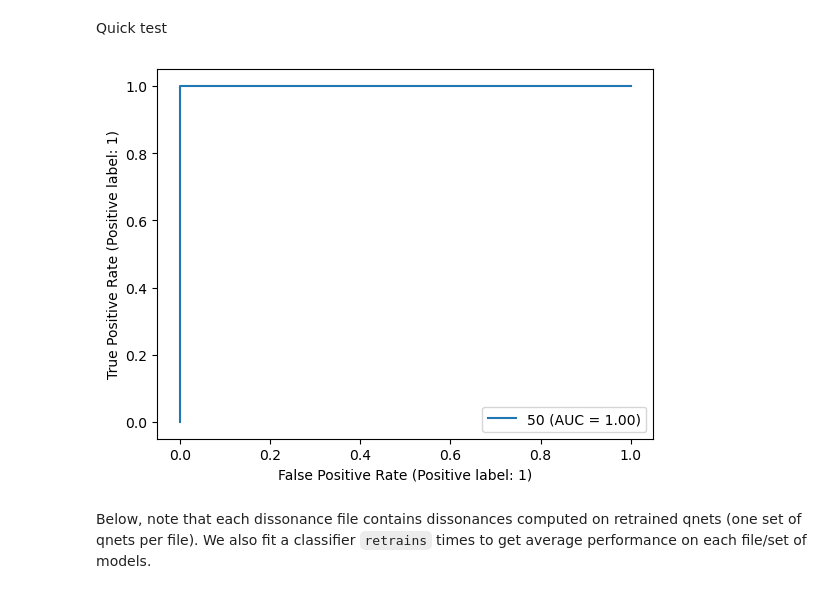
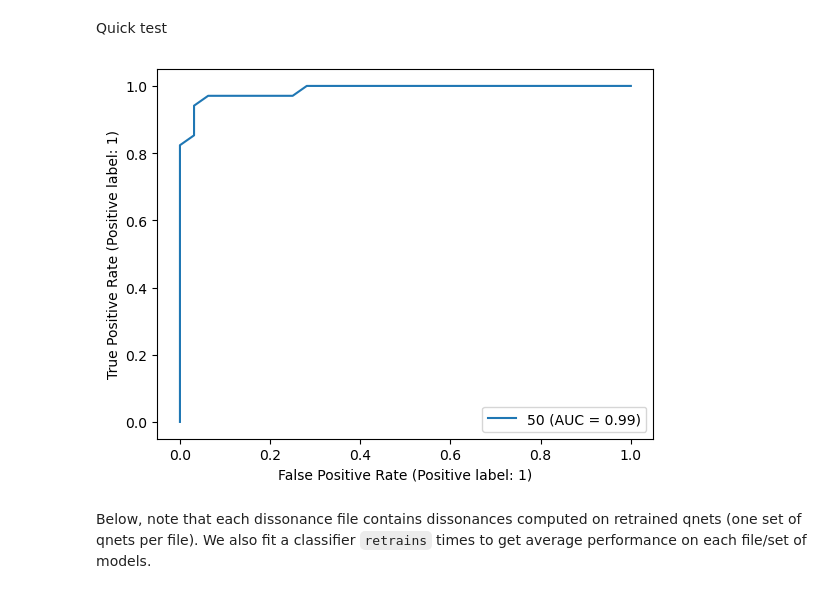
Before and after one commit to zeroknowledgediscovery/truthnet, a Jupyter notebook: notebooks/global-data.ipynb, the cells around one changed output. Cells and saved outputs as stored; diff of their text form; code cells hidden in the pictures.

```diff
--- a/notebooks/global-data.ipynb
+++ b/notebooks/global-data.ipynb
@@ -242,7 +294,7 @@ s, d = _sampling_scenario(
     n_m2_samples,
     pos_model,
     diss_models,
-    len(full_model.feature_names),
+    # len(full_model.feature_names),
 )
 # %%
 _save_sampling_scenarios(10, 50, 50, order="entropy")
@@ -253,48 +313,60 @@ _save_sampling_scenarios(10, 50, 50, order="random")
 # %%
 # diss = [pd.read_pickle(d) for d in glob.glob("disson_global/disson*.pkl")]
 
+# diss = [
+#    pd.read_pickle(d)
+#    for d in glob.glob("disson_global/disson_global_random_order*.pkl")
+# ]
+
 diss = [
     pd.read_pickle(d)
-    for d in glob.glob("disson_global/disson_global_random_order*.pkl")
+    for d in glob.glob("disson_global/disson_qmr_global_random_order*.pkl")
 ]
+
+samps = [
+    pd.read_pickle(d)
+    for d in glob.glob("disson_global/samps_qmr_global_random_order*.pkl")
+]
 # %% [markdown]
 Quick test
 # %%
+groups = ["qsampled", "runif"]
+
 questions_asked = 50
-data = _diss_dataset(diss[0], questions_asked)
+data = _diss_dataset(diss[0], questions_asked, groups=groups)
 X_train, X_test, y_train, y_test = train_test_split(
     data.drop("y", axis="columns"), data["y"], test_size=0.33
 )
 
 fig, ax = plt.subplots()
 
 classifier = RandomForestClassifier(n_jobs=-1)
 
 classifier.fit(
     X_train.to_numpy(),
     y_train.replace(
         {
-            "qsampled": 0,
-            "m2": 1,
+            groups[0]: 0,
+            groups[1]: 1,
         }
     ),
 )
 
 r = RocCurveDisplay.from_estimator(
     classifier,
     X_test.to_numpy(),
     y_test.replace(
         {
-            "qsampled": 0,
-            "m2": 1,
+            groups[0]: 0,
+            groups[1]: 1,
         }
     ),
     pos_label=1,
     ax=ax,
     name=questions_asked,
 )
 # %% [output]
-[figure, old version]
+[figure, new version]
 # %% [markdown]
 Below, note that each dissonance file contains dissonances computed on retrained qnets (one set of qnets per file).  We also fit a classifier `retrains` times to get average performance on each file/set of models.
 # %%
```
Also changed, not shown: parts of 10 cells of this notebook, 2 other files.
